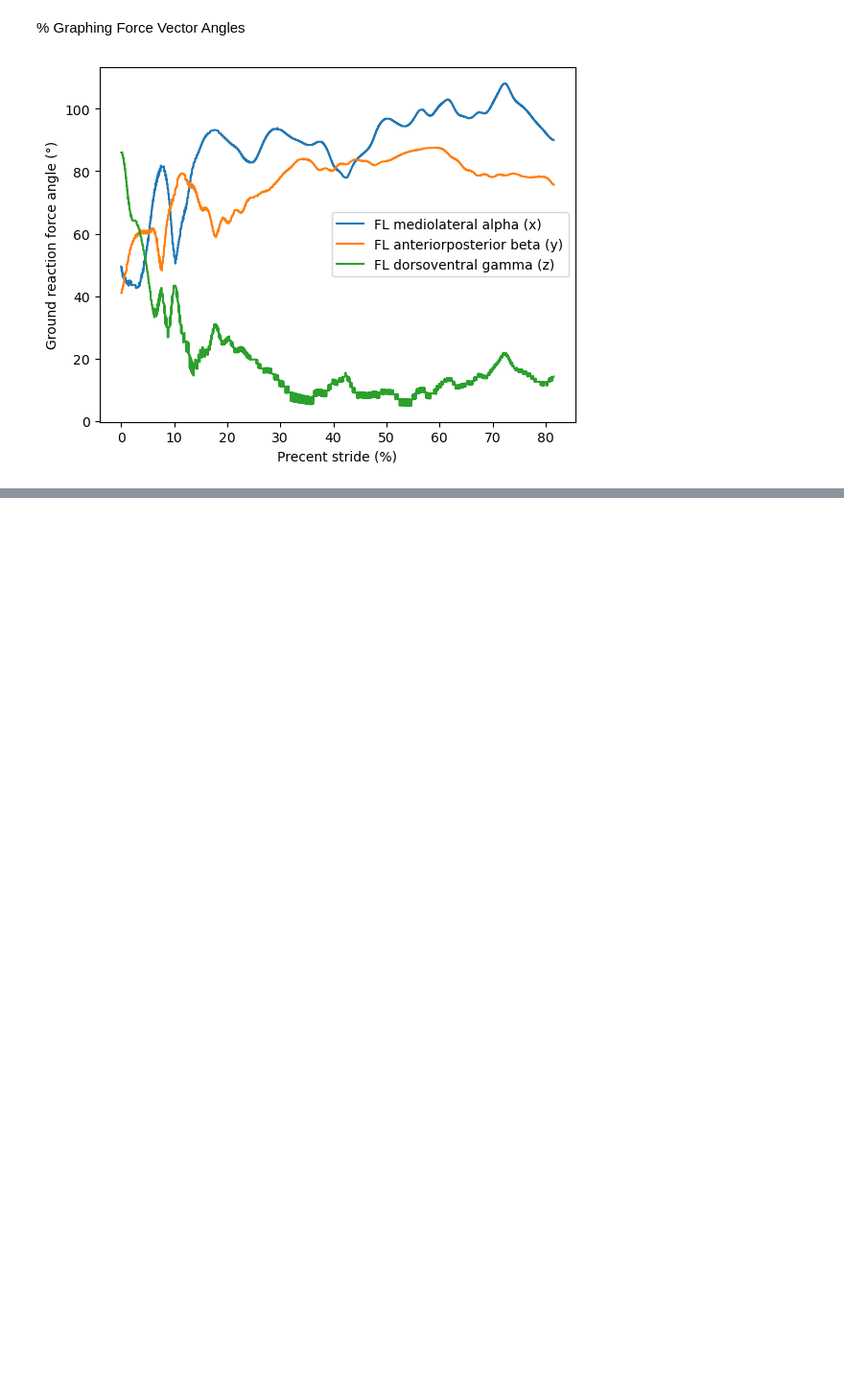
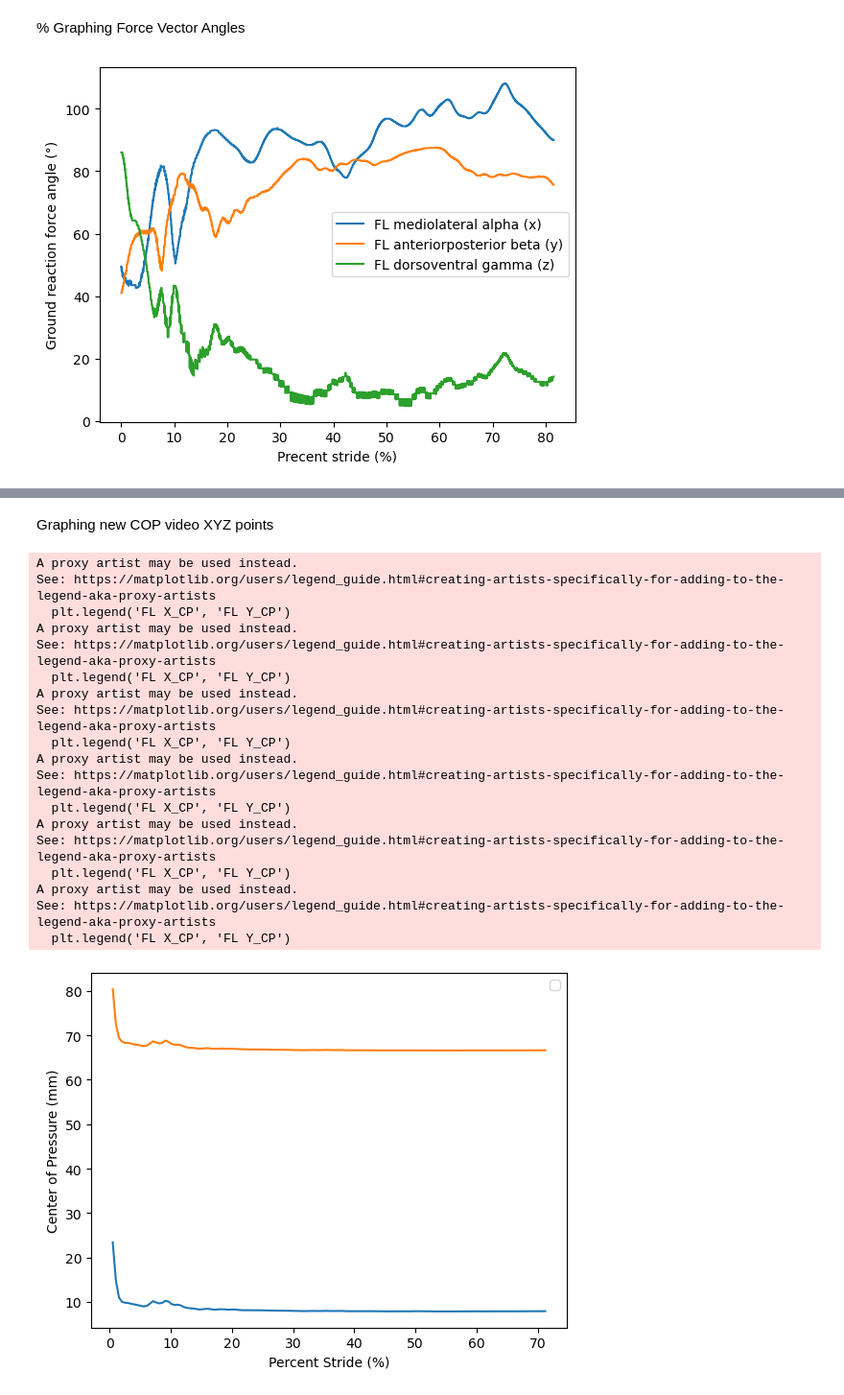
Before and after one commit to jfabiandub/walking_frog_force, a Jupyter notebook: walking_frog_force_script.ipynb, the cells around one changed output, grey strips where cells are left out. Shown at 96% size. Drawn from its saved outputs; the diff is of its cells as text; code cells hidden in the pictures; blank space fills up the shorter version.

```diff
--- a/walking_frog_force_script.ipynb
+++ b/walking_frog_force_script.ipynb
@@ -2630,0 +3090,13 @@ if FL == 1:
+# %%
+
+
+if FL == 1:
+    pt10_Xcop_flonly = pt10_X_fl_only.iloc[-1] - new_delta_Ycp_fl
+    pt10_Ycop_flonly = pt10_Y_fl_only.iloc[-1] + new_delta_Xcp_fl
+    pt10_Zcop_flonly = 0
+print(pt10_Xcop_flonly)
+
+if HL == 1:
+    pt9_Xcop_hlonly = pt9_X_hl_only[0] - new_delta_Ycp_hl
+    pt9_Ycop_hlonly = pt9_Y_hl_only[0] + new_delta_Xcp_hl
+    pt9_Zcop_hlonly = 0
@@ -2630,0 +3116,38 @@ if FL == 1:
+# %% [markdown]
+Graphing new COP video XYZ points
+# %%
+if FL == 1:
+    plt.figure(19)
+    plt.plot(pstride_flonly, pt10_Xcop_flonly, pstride_flonly, pt10_Ycop_flonly)
+    plt.xlabel('Percent Stride (%)')
+    plt.ylabel('Center of Pressure (mm)')
+    plt.legend('FL X_CP', 'FL Y_CP')
+    plt.show()
+
+if HL == 1:
+    plt.figure(20)
+    plt.plot(pstride_hlonly, pt9_Xcop_hlonly, pstride_hlonly, pt9_Ycop_hlonly)
+    plt.xlabel('Percent Stride (%)')
+    plt.ylabel('Center of Pressure (mm)')
+    plt.legend('HL X_{CP}', 'HL Y_{CP}')
+    plt.show()
+# %% [output]
+A proxy artist may be used instead.
+See: https://matplotlib.org/users/legend_guide.html#creating-artists-specifically-for-adding-to-the-legend-aka-proxy-artists
+  plt.legend('FL X_CP', 'FL Y_CP')
+A proxy artist may be used instead.
+See: https://matplotlib.org/users/legend_guide.html#creating-artists-specifically-for-adding-to-the-legend-aka-proxy-artists
+  plt.legend('FL X_CP', 'FL Y_CP')
+A proxy artist may be used instead.
+See: https://matplotlib.org/users/legend_guide.html#creating-artists-specifically-for-adding-to-the-legend-aka-proxy-artists
+  plt.legend('FL X_CP', 'FL Y_CP')
+A proxy artist may be used instead.
+See: https://matplotlib.org/users/legend_guide.html#creating-artists-specifically-for-adding-to-the-legend-aka-proxy-artists
+  plt.legend('FL X_CP', 'FL Y_CP')
+A proxy artist may be used instead.
+See: https://matplotlib.org/users/legend_guide.html#creating-artists-specifically-for-adding-to-the-legend-aka-proxy-artists
+  plt.legend('FL X_CP', 'FL Y_CP')
+A proxy artist may be used instead.
+See: https://matplotlib.org/users/legend_guide.html#creating-artists-specifically-for-adding-to-the-legend-aka-proxy-artists
+  plt.legend('FL X_CP', 'FL Y_CP')
+[figure, added]
```
Also changed, not shown: parts of 85 cells of this notebook, 1 other file.
